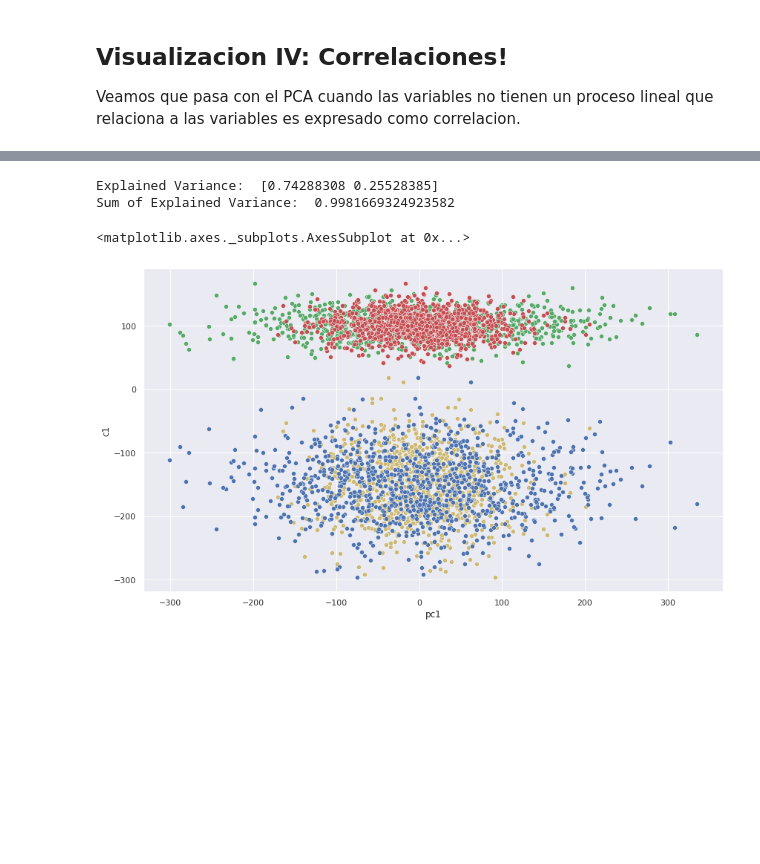
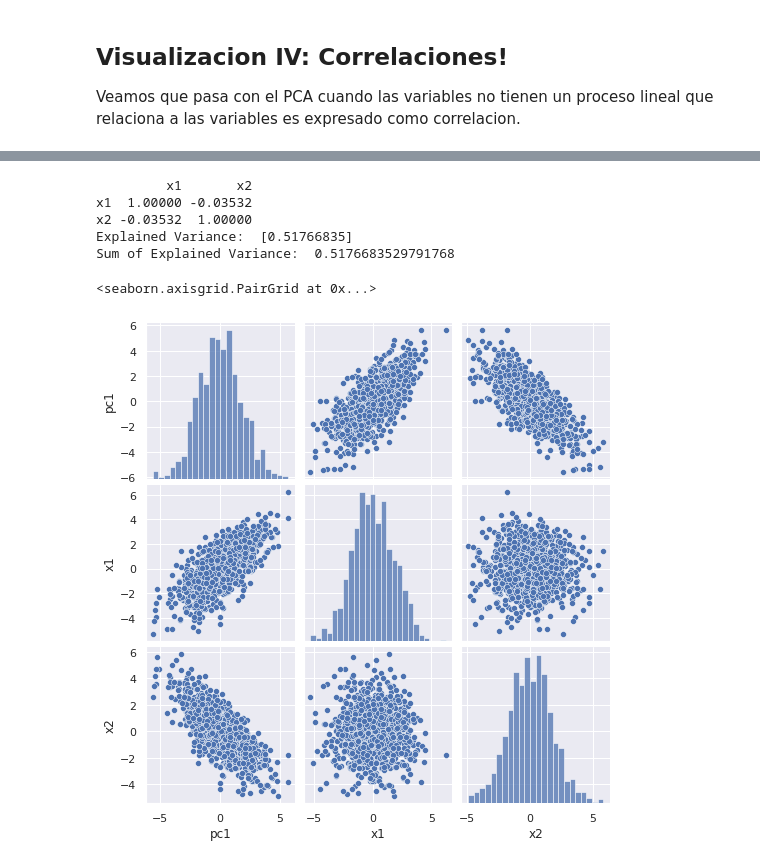
Before and after one commit to IEXE-Tec/aprendizaje-maquina-2, a Jupyter notebook: 02_reduccion_de_dimensionalidad.ipynb, the cells around one changed output, grey strips where cells are left out. Saved outputs shown, nothing was run; the diff lists cells and outputs as text; code cells hidden in the pictures; blank space fills up the shorter version.

```diff
--- a/02_reduccion_de_dimensionalidad.ipynb
+++ b/02_reduccion_de_dimensionalidad.ipynb
@@ -199,39 +226,37 @@ sns.pairplot(finalDf)
 # %%
-
 # Set parameters & seed
 np.random.seed(7463)
 n = 1000
 
 # Create components
-c1 = np.random.normal(100,20,n)
-c2 = np.random.normal(-150,50,n)
+c1 = np.random.normal(10,2,n)
 
 # Create Variables
-x1 = np.random.normal(5,3,n)
-x2 = np.random.normal(0,4,n)
-x3 =  np.random.normal(-1,60,n)
-x4 =  np.random.normal(10,100,n)
+mean = [0, 0]
+cov = np.array([[3, 0],
+                [0, 3]]
+      )
+x = np.random.multivariate_normal(mean, cov, n)
+x = pd.DataFrame(x, columns=['x1','x2'])
+print(x.corr())
 
-# Create Pandas
-x = pd.DataFrame.from_dict({'x1':x1,'x2':x2,'x3':x3,'x4':x4})
-components = pd.DataFrame.from_dict({'c1':c1,'c2':c2})
 
 # PCA decomposition
-pca = PCA(n_components=2)
+pca = PCA(n_components=1)
 principalComponents = pca.fit_transform(x)
 principalDf = pd.DataFrame(data = principalComponents
-             , columns = ['pc1', 'pc2'])
+             , columns = ['pc1'])
 
-finalDf = pd.concat([principalDf, components], axis = 1)
+finalDf = pd.concat([principalDf, x], axis = 1)
 print('Explained Variance: ', pca.explained_variance_ratio_)
 print('Sum of Explained Variance: ', np.sum(pca.explained_variance_ratio_))
 
-sns.scatterplot(data=finalDf, x='pc1', y='c1', color='g')
-sns.scatterplot(data=finalDf, x='pc2', y='c1', color='r')
-sns.scatterplot(data=finalDf, x='pc2', y='c2', color='y')
-sns.scatterplot(data=finalDf, x='pc1', y='c2', color='b')
+sns.pairplot(finalDf)
 # %% [output]
-Explained Variance:  [0.74288308 0.25528385]
-Sum of Explained Variance:  0.9981669324923582
+         x1       x2
+x1  1.00000 -0.03532
+x2 -0.03532  1.00000
+Explained Variance:  [0.51766835]
+Sum of Explained Variance:  0.5176683529791768
-<matplotlib.axes._subplots.AxesSubplot at 0x...>
+<seaborn.axisgrid.PairGrid at 0x...>
-[figure, old version]
+[figure, new version]
```
Also changed, not shown: parts of 5 cells of this notebook.
